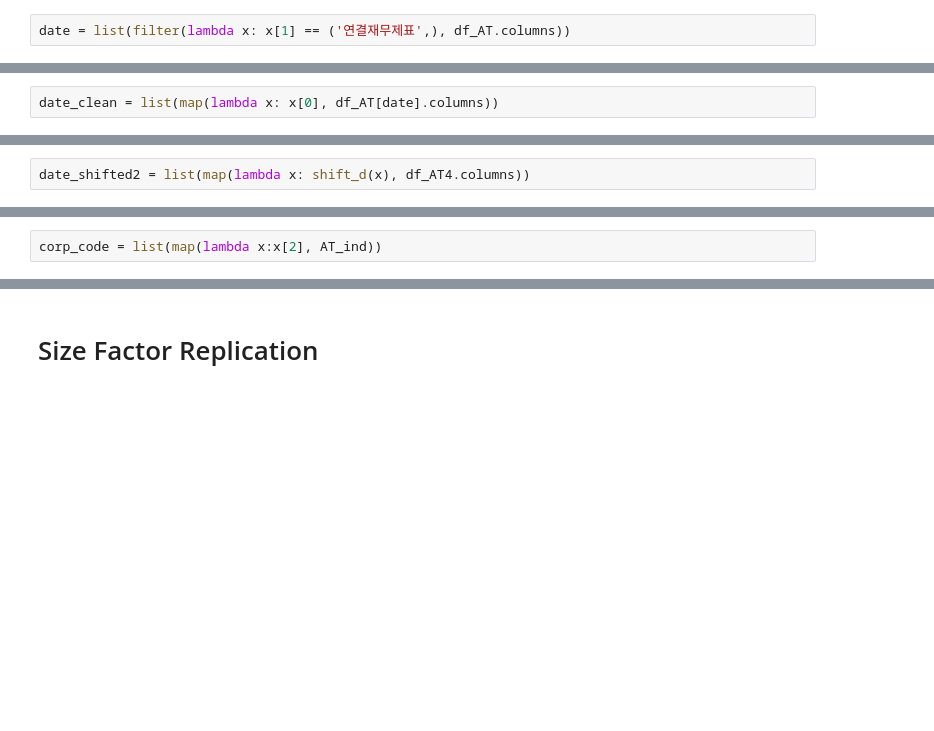
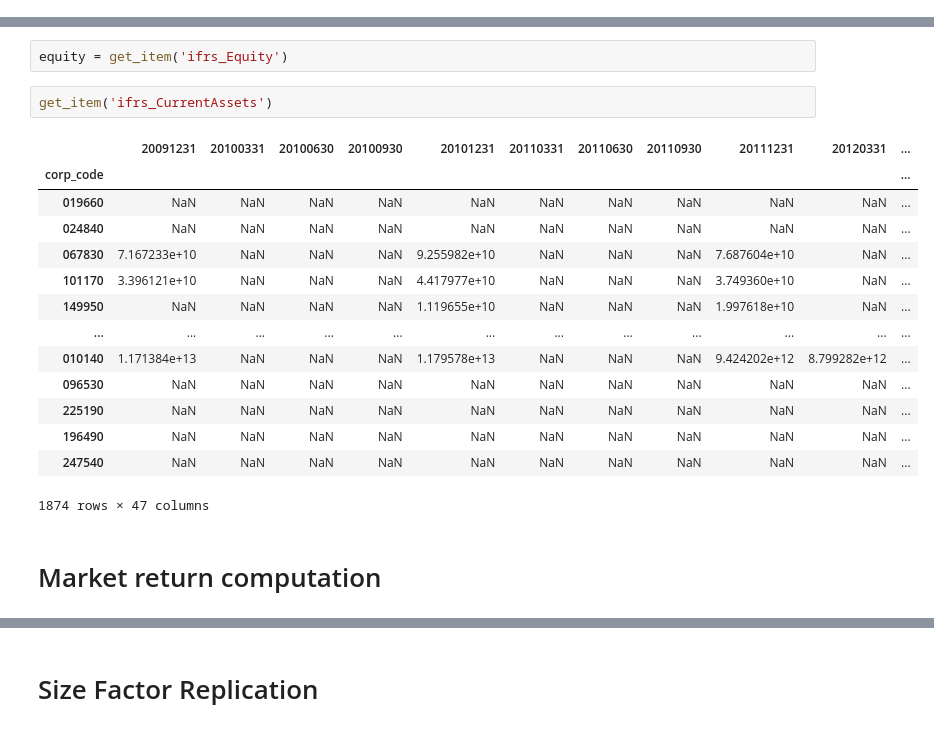
Before and after one commit to Eternity402/Factor_Investing, a Jupyter notebook: FamaFrench_KR.ipynb, the cells around one changed output, grey strips where cells are left out. Cells and saved outputs as stored; diff of their text form; blank space fills up the shorter version.

```diff
--- a/FamaFrench_KR.ipynb
+++ b/FamaFrench_KR.ipynb
@@ -64,2 +0,0 @@ True
-# %%
-date = list(filter(lambda x: x[1] == ('연결재무제표',), df_AT.columns))
@@ -95,2 +0,0 @@ def shift_q(date):
-# %%
-date_clean = list(map(lambda x: x[0], df_AT[date].columns))
@@ -152,2 +0,0 @@ def shift_d(date):
-# %%
-date_shifted2 = list(map(lambda x: shift_d(x), df_AT4.columns))
@@ -174,2 +0,0 @@ len(AT_ind)
-# %%
-corp_code = list(map(lambda x:x[2], AT_ind))
@@ -185,0 +61,21 @@ df_AT5.to_csv('AT.csv')
+# %%
+equity = get_item('ifrs_Equity')
+# %%
+get_item('ifrs_CurrentAssets')
+# %% [output]
+|  | 20091231 | 20100331 | 20100630 | 20100930 | 20101231 | 20110331 | 20110630 | 20110930 | 20111231 | 20120331 | ... |
+| corp_code |  |  |  |  |  |  |  |  |  |  | ... |
+| 019660 | NaN | NaN | NaN | NaN | NaN | NaN | NaN | NaN | NaN | NaN | ... |
+| 024840 | NaN | NaN | NaN | NaN | NaN | NaN | NaN | NaN | NaN | NaN | ... |
+| 067830 | 7.167233e+10 | NaN | NaN | NaN | 9.255982e+10 | NaN | NaN | NaN | 7.687604e+10 | NaN | ... |
+| 101170 | 3.396121e+10 | NaN | NaN | NaN | 4.417977e+10 | NaN | NaN | NaN | 3.749360e+10 | NaN | ... |
+| 149950 | NaN | NaN | NaN | NaN | 1.119655e+10 | NaN | NaN | NaN | 1.997618e+10 | NaN | ... |
+| ... | ... | ... | ... | ... | ... | ... | ... | ... | ... | ... | ... |
+| 010140 | 1.171384e+13 | NaN | NaN | NaN | 1.179578e+13 | NaN | NaN | NaN | 9.424202e+12 | 8.799282e+12 | ... |
+| 096530 | NaN | NaN | NaN | NaN | NaN | NaN | NaN | NaN | NaN | NaN | ... |
+| 225190 | NaN | NaN | NaN | NaN | NaN | NaN | NaN | NaN | NaN | NaN | ... |
+| 196490 | NaN | NaN | NaN | NaN | NaN | NaN | NaN | NaN | NaN | NaN | ... |
+| 247540 | NaN | NaN | NaN | NaN | NaN | NaN | NaN | NaN | NaN | NaN | ... |
+1874 rows × 47 columns
+# %% [markdown]
+# Market return computation
```
Also changed, not shown: parts of 51 cells of this notebook.
